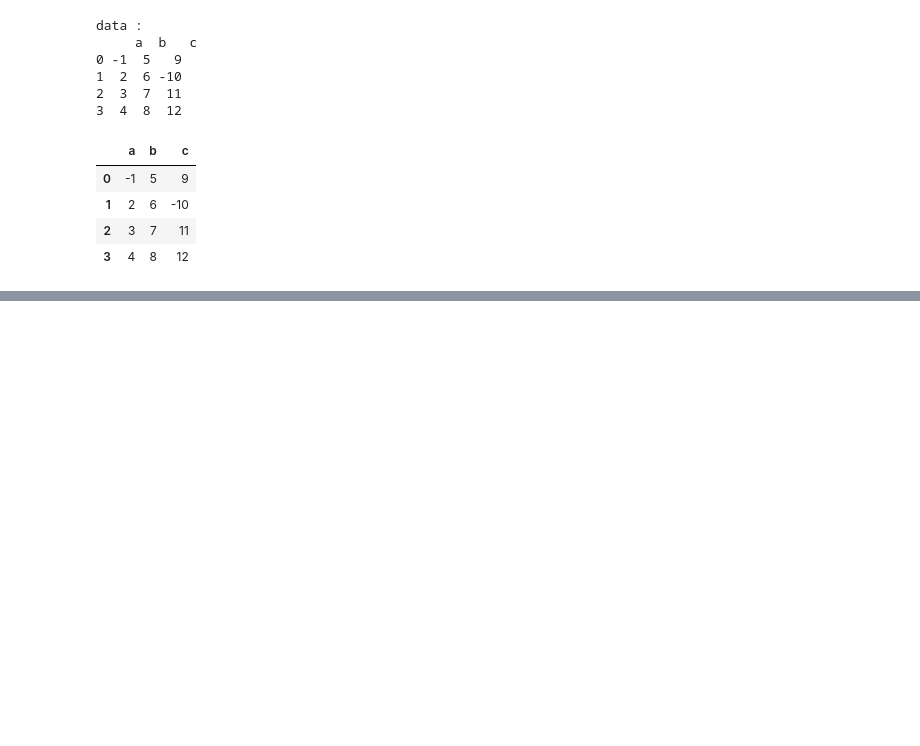
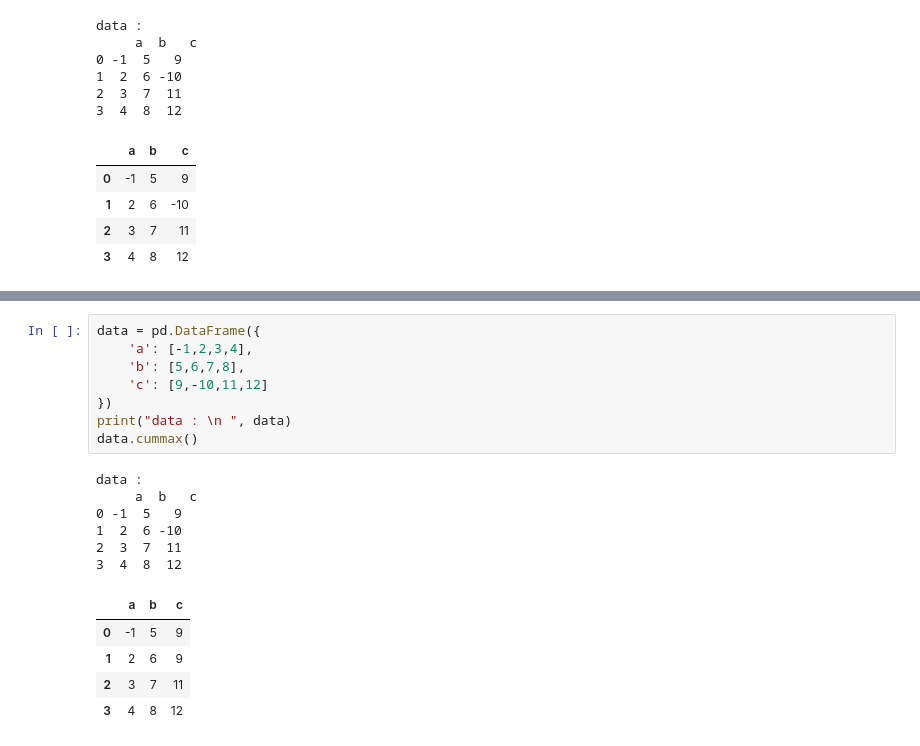
Before and after one commit to IqrorjonCoder/all-pandas-functions, a Jupyter notebook: 5 DataFrame/dataframe.ipynb, the cells around one changed output, grey strips where cells are left out. Saved outputs shown, nothing was run; the diff lists cells and outputs as text; blank space fills up the shorter version.

```diff
--- a/5 DataFrame/dataframe.ipynb
+++ b/5 DataFrame/dataframe.ipynb
@@ -677,0 +728,20 @@ data :
+# %%
+data = pd.DataFrame({
+    'a': [-1,2,3,4],
+    'b': [5,6,7,8],
+    'c': [9,-10,11,12]
+})
+print("data : \n ", data)
+data.cummax()
+# %% [output]
+data :
+     a  b   c
+0 -1  5   9
+1  2  6 -10
+2  3  7  11
+3  4  8  12
+|  | a | b | c |
+| 0 | -1 | 5 | 9 |
+| 1 | 2 | 6 | 9 |
+| 2 | 3 | 7 | 11 |
+| 3 | 4 | 8 | 12 |
```
Also changed, not shown: parts of 18 cells of this notebook.
